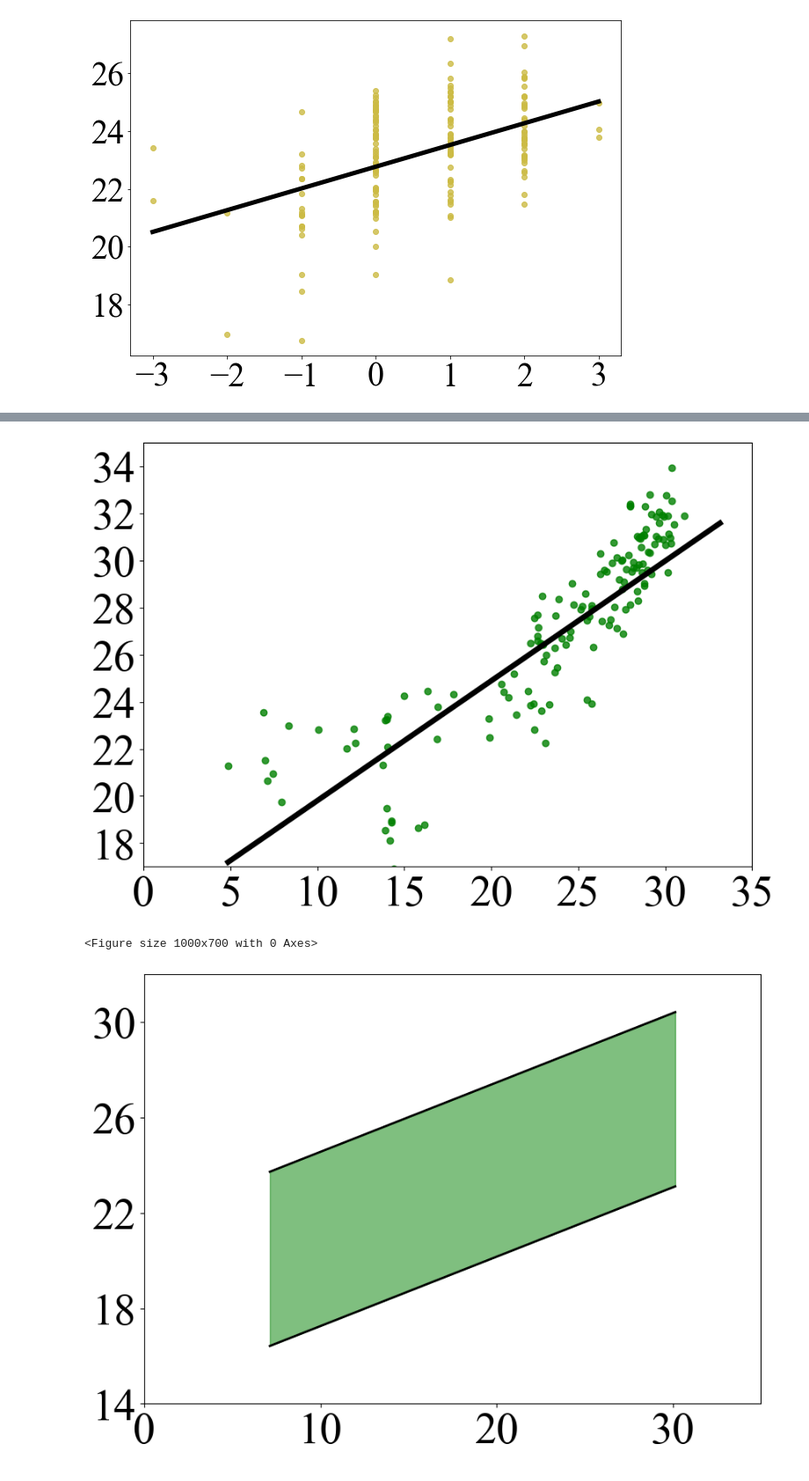
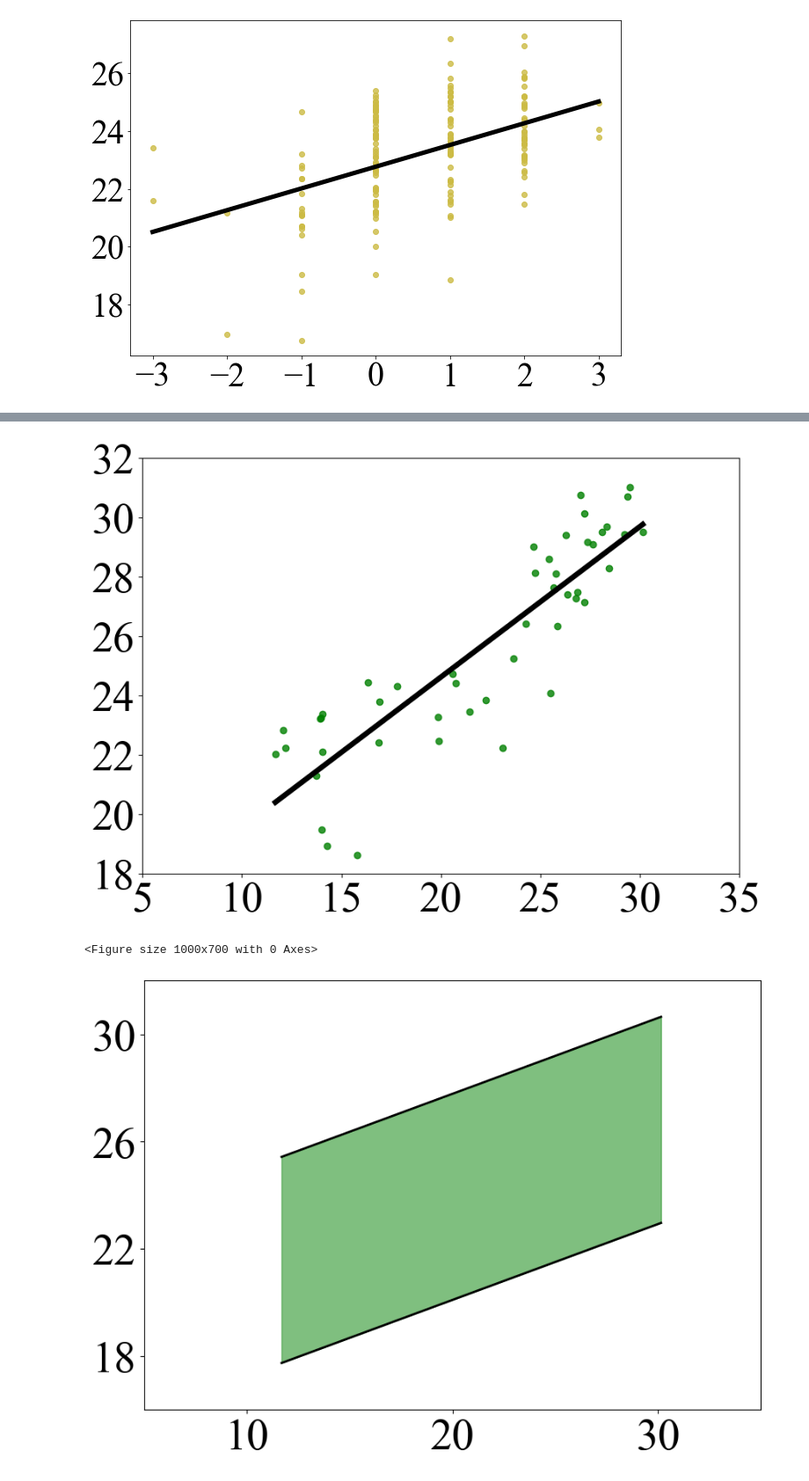
Before and after one commit to ruijis/causal-thinking-neutral-temperature, a Jupyter notebook: two-linear-regressions.ipynb, the cells around one changed output, grey strips where cells are left out. Shown at 88% size. Drawn from its saved outputs; the diff is of its cells as text; code cells hidden in the pictures.

```diff
--- a/two-linear-regressions.ipynb
+++ b/two-linear-regressions.ipynb
@@ -423,8 +423,8 @@ def neutral_temp_a(bldg):
         intercept = lm_result.params['Intercept']
         # check whether the slope is significant
         if lm_result.pvalues['top'] < 0.05:
-            a = lm_result.params['top']
-            b = lm_result.params['Intercept']
+            a = slope
+            b = intercept
             n_t = -b / a
             t_80_up = (0.85-b)/a
             t_80_low = (-0.85-b)/a
@@ -442,9 +442,9 @@ def neutral_temp_b(bldg):
         slope = lm_result.params['thermal_sensation']
         intercept = lm_result.params['Intercept']
         # check whether the slope is significant
-        if lm_result.pvalues['Intercept'] < 0.05:
-            a = lm_result.params['thermal_sensation']
-            b = lm_result.params['Intercept']
+        if lm_result.pvalues['thermal_sensation'] < 0.05:
+            a = slope
+            b = intercept
             n_t = b
             t_80_up = 0.85*a + b
             t_80_low = (-0.85)*a + b
@@ -730,7 +762,7 @@ print(len(df_bldg[df_bldg['cooling_type'] == 'Naturally Ventilated'][df_bldg['sl
 # create a buliding id list for buildings with negative slope_a or slope_b
 bldg_id_neg = df_bldg[(df_bldg['slope_a'] < 0) | (df_bldg['slope_b'] < 0)]['building_id'].tolist()
 # remove the buildings of bldg_id_neg from df_bldg
-# df_bldg = df_bldg[~df_bldg['building_id'].isin(bldg_id_neg)].copy()
+df_bldg = df_bldg[~df_bldg['building_id'].isin(bldg_id_neg)].copy()
 # %%
 # get rid of all nan values in the n_t_a column
 df_bldg_sig_a = df_bldg[~df_bldg['n_t_a'].isna()]
@@ -2116,52 +2141,51 @@ plt.xlabel('', fontsize=40)
 plt.ylabel("", rotation=90, fontsize=40)
 plt.xticks(fontsize=40)
 plt.yticks(fontsize=40)
-plt.xlim(0, 35)
-plt.ylim(17, 35)
+plt.xlim(5, 35)
+plt.ylim(18, 32)
 plt.grid(False)
 plt.rcParams['font.family'] = 'Times New Roman'
 plt.savefig('ACMlineb.pdf', format='pdf', bbox_inches='tight')
 # %% [output]
-[figure, old version]
+[figure, new version]
 # %%
 # plot the same diagram as ACM, with constant range
 plt.figure(figsize=(10, 7))
 t_out_combined = np.array(df_bldg_nv_a['t_out_combined'])
 sort_index = np.argsort(t_out_combined)
 t_out_combined = t_out_combined[sort_index]
 up_line = (middle_a_slope*t_out_combined+middle_a_intercept+range_a/2)[sort_index]
 low_line = (middle_a_slope*t_out_combined+middle_a_intercept-range_a/2)[sort_index]
 
 
 # draw grey band between the two lines
 plt.figure(figsize=(10, 7))
 plt.plot(t_out_combined, middle_a_slope*t_out_combined+middle_a_intercept+range_a/2, color='black', linewidth=2)
 plt.plot(t_out_combined, middle_a_slope*t_out_combined+middle_a_intercept-range_a/2, color='black', linewidth=2)
 plt.fill_between(t_out_combined, middle_a_slope*t_out_combined+middle_a_intercept+range_a/2, middle_a_slope*t_out_combined+middle_a_intercept-range_a/2, color='green', alpha=0.5)
 plt.xlabel('', fontsize=40)
 plt.ylabel("", rotation=90, fontsize=40)
-plt.xticks([0, 10, 20, 30], fontsize=40)
-plt.yticks([14, 18, 22, 26, 30], fontsize=40)
-plt.xlim(0, 35)
-plt.ylim(14, 32)
+plt.xticks([10, 20, 30], fontsize=40)
+plt.yticks([18, 22, 26, 30], fontsize=40)
 plt.rcParams['font.family'] = 'Times New Roman'
-
+plt.xlim(5, 35)
+plt.ylim(16, 32)
 # # Move y-axis label to the top and adjust the distance
 # ax = plt.gca()
 # ax.xaxis.set_label_coords(1, -0.1)
 # ax.yaxis.set_label_coords(-0.08, 1)
 # # alighn label right in the text box
 # ax.yaxis.get_label().set_ha('right')  # this line is added for horizontal alignment to the right
 # ax.xaxis.get_label().set_ha('right')  # this line is added for horizontal alignment to the right
 
 plt.grid(False)
 # plt.title('Naturally ventilated buildings using method a', fontsize=40)
 plt.savefig('ACMa.pdf', format='pdf', bbox_inches='tight')
 
 # set the x-axis range from 5 to 35 and y-axis range from 14 to 32
 # %% [output]
 <Figure size 1000x700 with 0 Axes>
-[figure, old version]
+[figure, new version]
 # %%
 # plot the same diagram as ACM
 # plot two lines, one with the up_b_slope and up_b_intercept, and another with the low_b_slope and low_b_intercept
```
Also changed, not shown: parts of 47 cells of this notebook, 9 other files.
